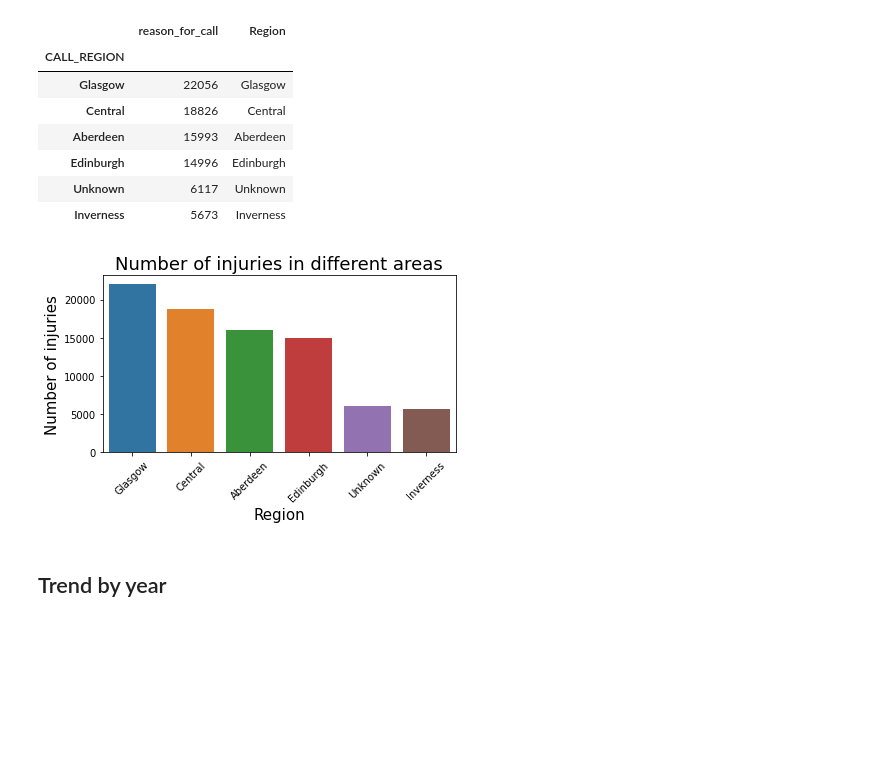
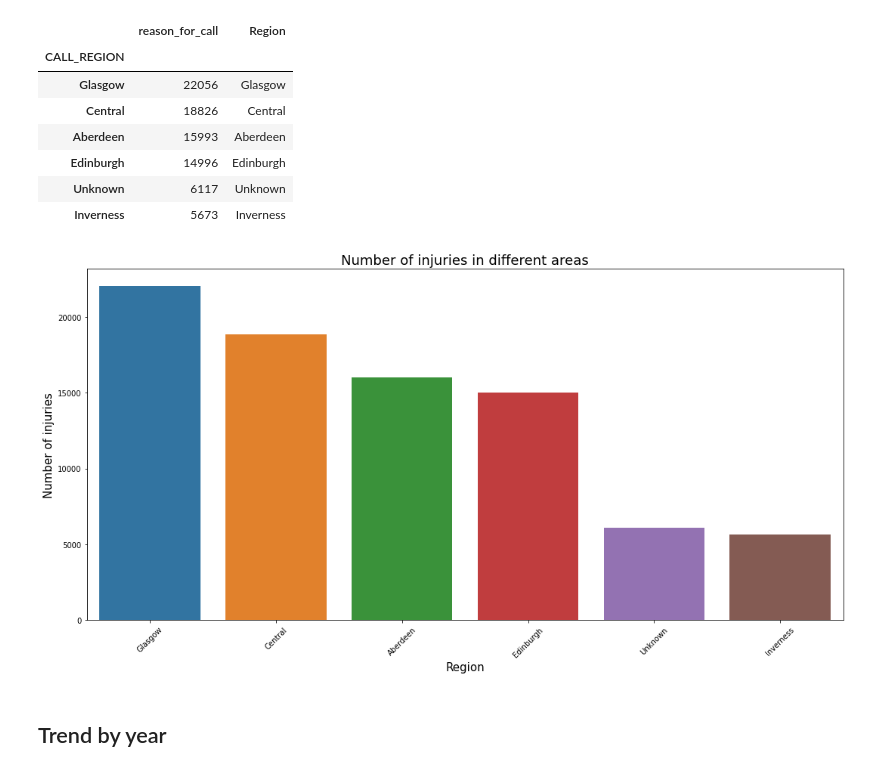
Before and after one commit to vpetrova13/final_project_VM, a Jupyter notebook: analysis_and_documentation/wildlife_analysis.ipynb, the cells around one changed output. Drawn from its saved outputs; the diff is of its cells as text; code cells hidden in the pictures; blank space fills up the shorter version.

```diff
--- a/analysis_and_documentation/wildlife_analysis.ipynb
+++ b/analysis_and_documentation/wildlife_analysis.ipynb
@@ -73,14 +73,15 @@ df_count
 | Unknown | 6117 | Unknown |
 | Inverness | 5673 | Inverness |
 # %%
+plt.figure(figsize=(15,8))
 sns.barplot(x = 'Region',y = 'reason_for_call', data = df_count)
 plt.xticks(rotation = 45)
 plt.xlabel("Region", size=15)
 plt.ylabel("Number of injuries", size=15)
 plt.title("Number of injuries in different areas", size=18)
 plt.tight_layout()
 # %% [output]
-[figure, old version]
+[figure, new version]
 # %% [markdown]
 ## Trend by year
 # %%
```
Also changed, not shown: parts of 28 cells of this notebook, 2 other files.
